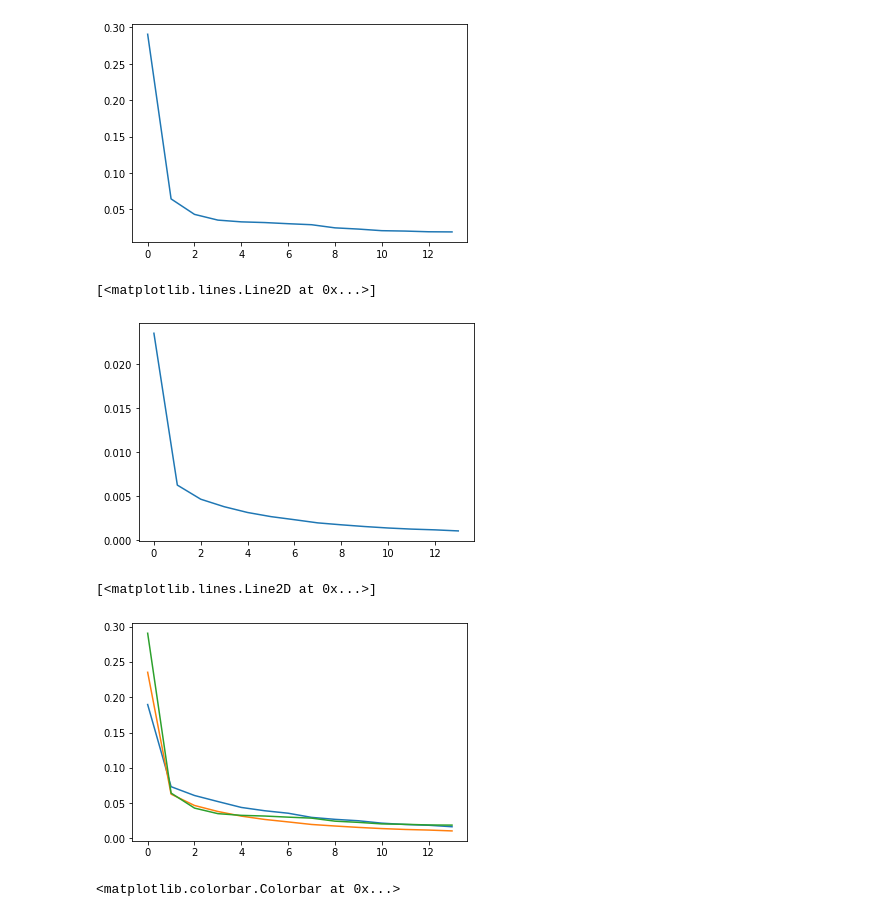
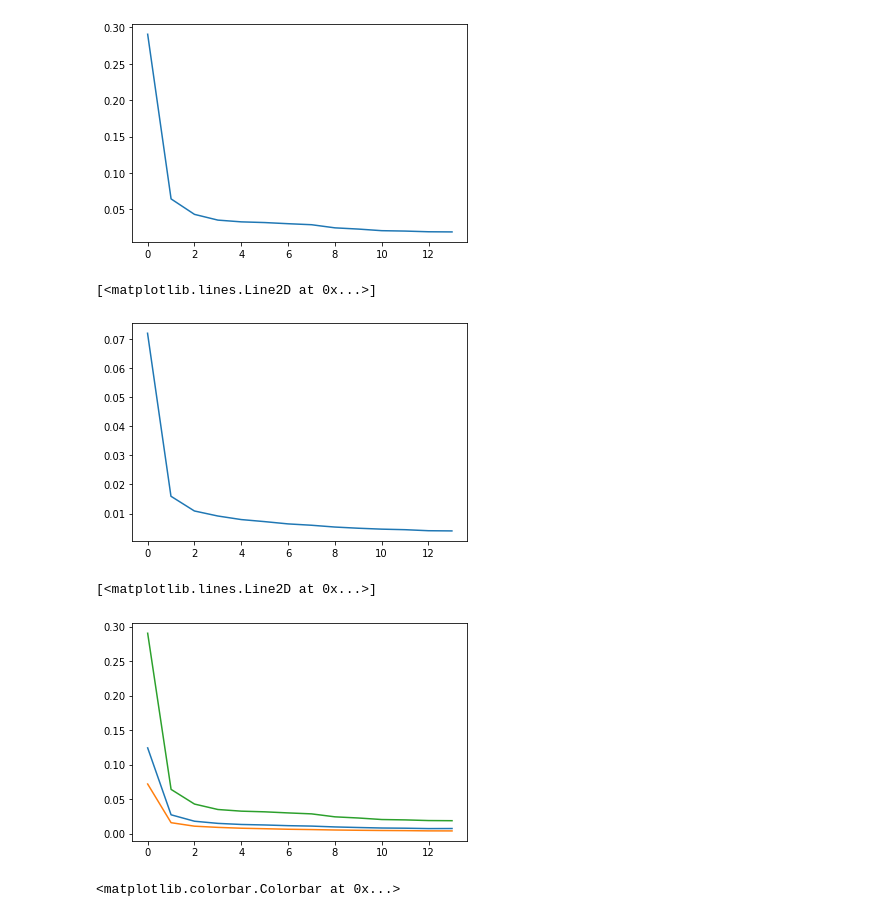
Before and after one commit to einbandi/ptsne-pytorch, a Jupyter notebook: vector-field.ipynb, the cells around one changed output. Cells and saved outputs as stored; diff of their text form; code cells hidden in the pictures.

```diff
--- a/vector-field.ipynb
+++ b/vector-field.ipynb
@@ -328,12 +328,13 @@ def outward_flow(x1, y1, x2, y2, interpolate=False):
         num_points = x.shape[0]
 
     coord_norms = np.sqrt(x**2 + y**2)
-    flow_norms = np.sqrt(u**2 + v**2)
+    # flow_norms = np.sqrt(u**2 + v**2)
     inner_product = x*u + y*v
 
-    angles = np.arccos( inner_product / (coord_norms*flow_norms) ) / np.pi
+    return (inner_product / coord_norms).sum() / num_points
 
-    return (angles*flow_norms).sum() / num_points
+    # angles = np.arccos( inner_product / (coord_norms*flow_norms) ) / np.pi
+    # return (angles*flow_norms).sum() / num_points
 # %%
 def rescale_torch(x, xmin, xmax, new_xmin=-1., new_xmax=1.):
     a, b = xmin, xmax
@@ -403,16 +414,16 @@ flow = outward_flow_over_time(coords, interpolate=False)
 plt.plot(flow)
 # %% [output]
 [<matplotlib.lines.Line2D at 0x...>]
-[figure, old version]
+[figure, new version]
 # %%
 flow_int = outward_flow_over_time(coords, interpolate=True)
 # %%
-plt.plot(10*flow_int)
-plt.plot(10*flow)
+plt.plot(flow_int)
+plt.plot(flow)
 plt.plot(div)
 # %% [output]
 [<matplotlib.lines.Line2D at 0x...>]
-[figure, old version]
+[figure, new version]
 # %%
 x1 = coords[0,:,0]
 x2 = coords[1,:,0]
```
Also changed, not shown: parts of 6 cells of this notebook.
